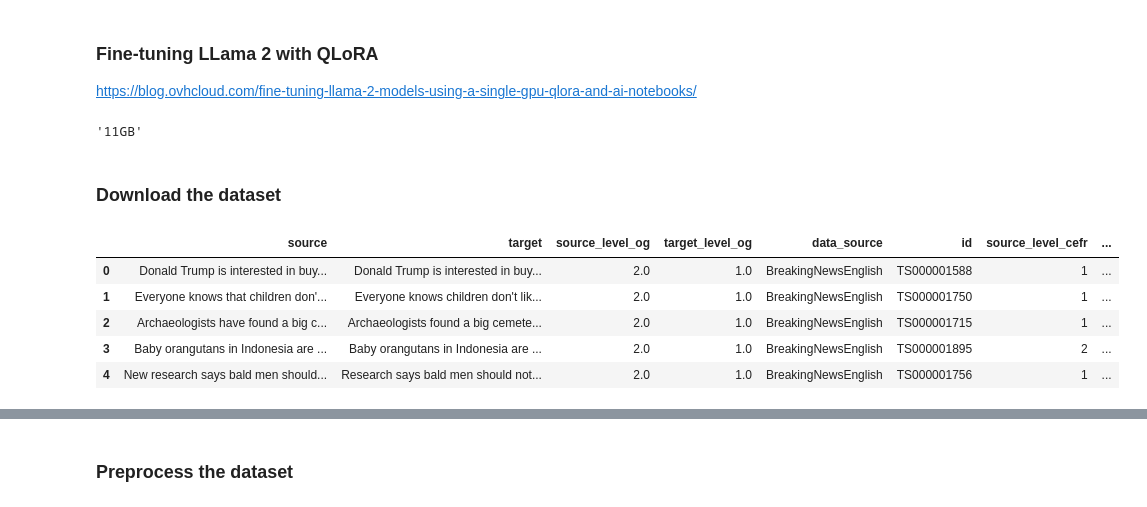
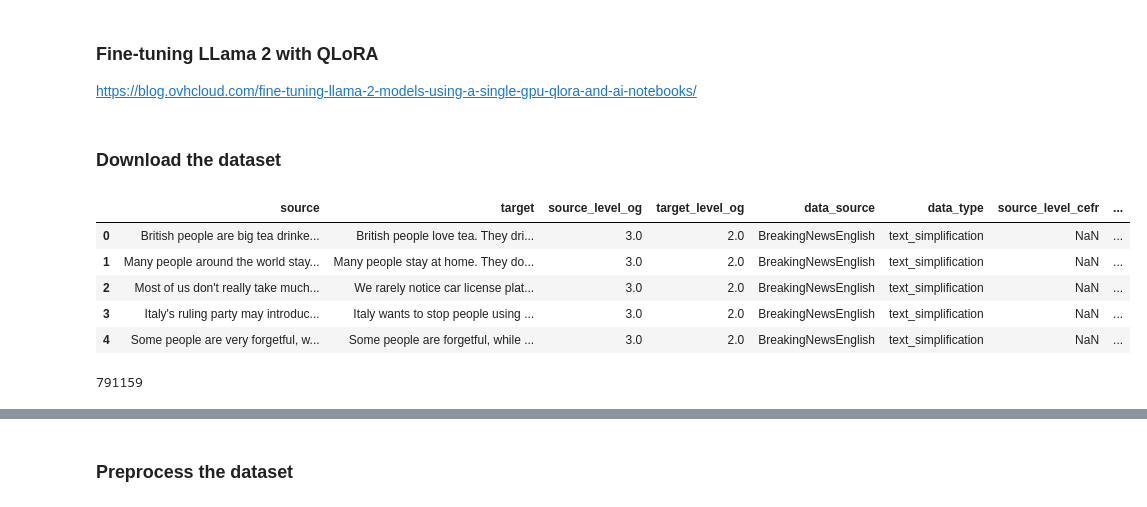
Before and after one commit to egehanyorulmaz/keep-it-simple-ai, a Jupyter notebook: text_simplification/llama-2-qlora/KiSAI_Finetune_LLamA_2.ipynb, the cells around one changed output, grey strips where cells are left out. Cells and saved outputs as stored; diff of their text form; code cells hidden in the pictures.

```diff
--- a/text_simplification/llama-2-qlora/KiSAI_Finetune_LLamA_2.ipynb
+++ b/text_simplification/llama-2-qlora/KiSAI_Finetune_LLamA_2.ipynb
@@ -12,3 +12,5 @@ https://blog.ovhcloud.com/fine-tuning-llama-2-models-using-a-single-gpu-qlora-an
+# %%
+pd.set_option('display.max_colwidth', 150)
 # %%
 import argparse
 import bitsandbytes as bnb
@@ -23,4 +29,0 @@ from datasets import load_dataset
-# %%
-f'{int(torch.cuda.mem_get_info()[0]/1024**3)-2}GB'
-# %% [output]
-'11GB'
@@ -42,16 +30,19 @@ def load_model(model_name, bnb_config):
 # %% [markdown]
 ### Download the dataset
 # %%
-import pandas as pd
+PATH = "gs://kisai-data-msca310019-capstone/Text_Simplification/simplified_df_cefr_labeled.csv"
+PATH = "gs://kisai-data-msca310019-capstone/raw_data.csv"
 
-
-PATH = "gs://kisai-data-msca310019-capstone/Text_Simplification/simplified_df_cefr_labeled.csv"
 data = pd.read_csv(PATH)
 data.head()
 # %% [output]
-|  | source | target | source_level_og | target_level_og | data_source | id | source_level_cefr | ... |
-| 0 | Donald Trump is interested in buy... | Donald Trump is interested in buy... | 2.0 | 1.0 | BreakingNewsEnglish | TS000001588 | 1 | ... |
-| 1 | Everyone knows that children don'... | Everyone knows children don't lik... | 2.0 | 1.0 | BreakingNewsEnglish | TS000001750 | 1 | ... |
-| 2 | Archaeologists have found a big c... | Archaeologists found a big cemete... | 2.0 | 1.0 | BreakingNewsEnglish | TS000001715 | 1 | ... |
-| 3 | Baby orangutans in Indonesia are ... | Baby orangutans in Indonesia are ... | 2.0 | 1.0 | BreakingNewsEnglish | TS000001895 | 2 | ... |
-| 4 | New research says bald men should... | Research says bald men should not... | 2.0 | 1.0 | BreakingNewsEnglish | TS000001756 | 1 | ... |
+|  | source | target | source_level_og | target_level_og | data_source | data_type | source_level_cefr | ... |
+| 0 | British people are big tea drinke... | British people love tea. They dri... | 3.0 | 2.0 | BreakingNewsEnglish | text_simplification | NaN | ... |
+| 1 | Many people around the world stay... | Many people stay at home. They do... | 3.0 | 2.0 | BreakingNewsEnglish | text_simplification | NaN | ... |
+| 2 | Most of us don't really take much... | We rarely notice car license plat... | 3.0 | 2.0 | BreakingNewsEnglish | text_simplification | NaN | ... |
+| 3 | Italy's ruling party may introduc... | Italy wants to stop people using ... | 3.0 | 2.0 | BreakingNewsEnglish | text_simplification | NaN | ... |
+| 4 | Some people are very forgetful, w... | Some people are forgetful, while ... | 3.0 | 2.0 | BreakingNewsEnglish | text_simplification | NaN | ... |
+# %%
+len(data)
+# %% [output]
+791159
```
Also changed, not shown: parts of 72 cells of this notebook.
